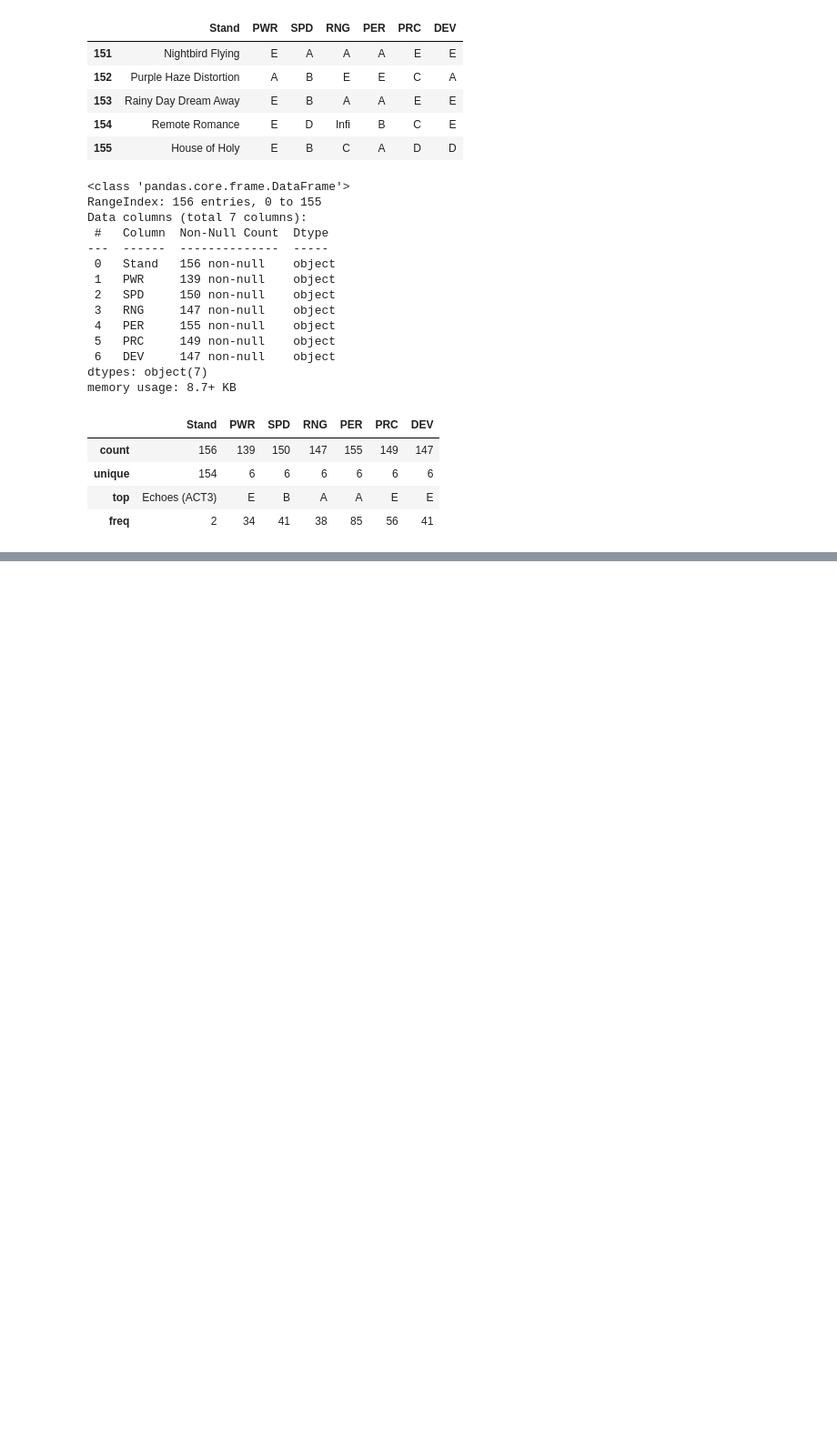
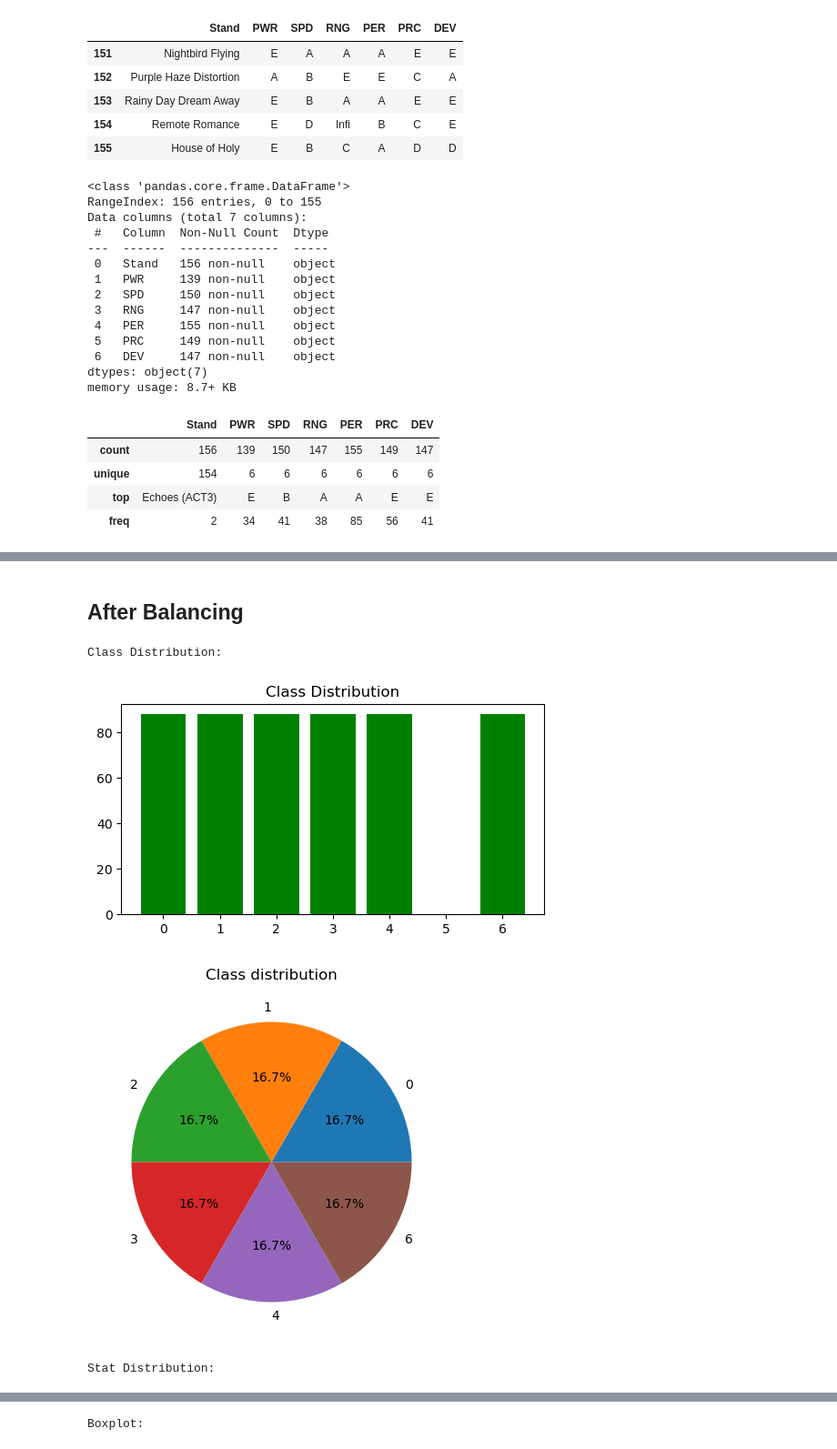
Before and after one commit to Epicmanpreet01/jojo-stand-ml, a Jupyter notebook: model.ipynb, the cells around one changed output, grey strips where cells are left out. Shown at 91% size. Drawn from its saved outputs; the diff is of its cells as text; code cells hidden in the pictures; blank space fills up the shorter version.

```diff
--- a/model.ipynb
+++ b/model.ipynb
@@ -58,0 +218,22 @@ data.describe()
+# %% [markdown]
+## After Balancing
+# %%
+# Balance Data
+data = balanced_data
+# %%
+# Display class distribution
+print('Class Distribution: ')
+classDist(data)
+
+# Display Stat Distribution
+print('Stat Distribution: ')
+statDist(data)
+
+#Display boxplot for outliers
+print('Boxplot: ')
+boxPlot(data)
+# %% [output]
+Class Distribution:
+[figure, added]
+[figure, added]
+Stat Distribution:
@@ -58,0 +241 @@ data.describe()
+Boxplot:
```
Also changed, not shown: parts of 32 cells of this notebook.
